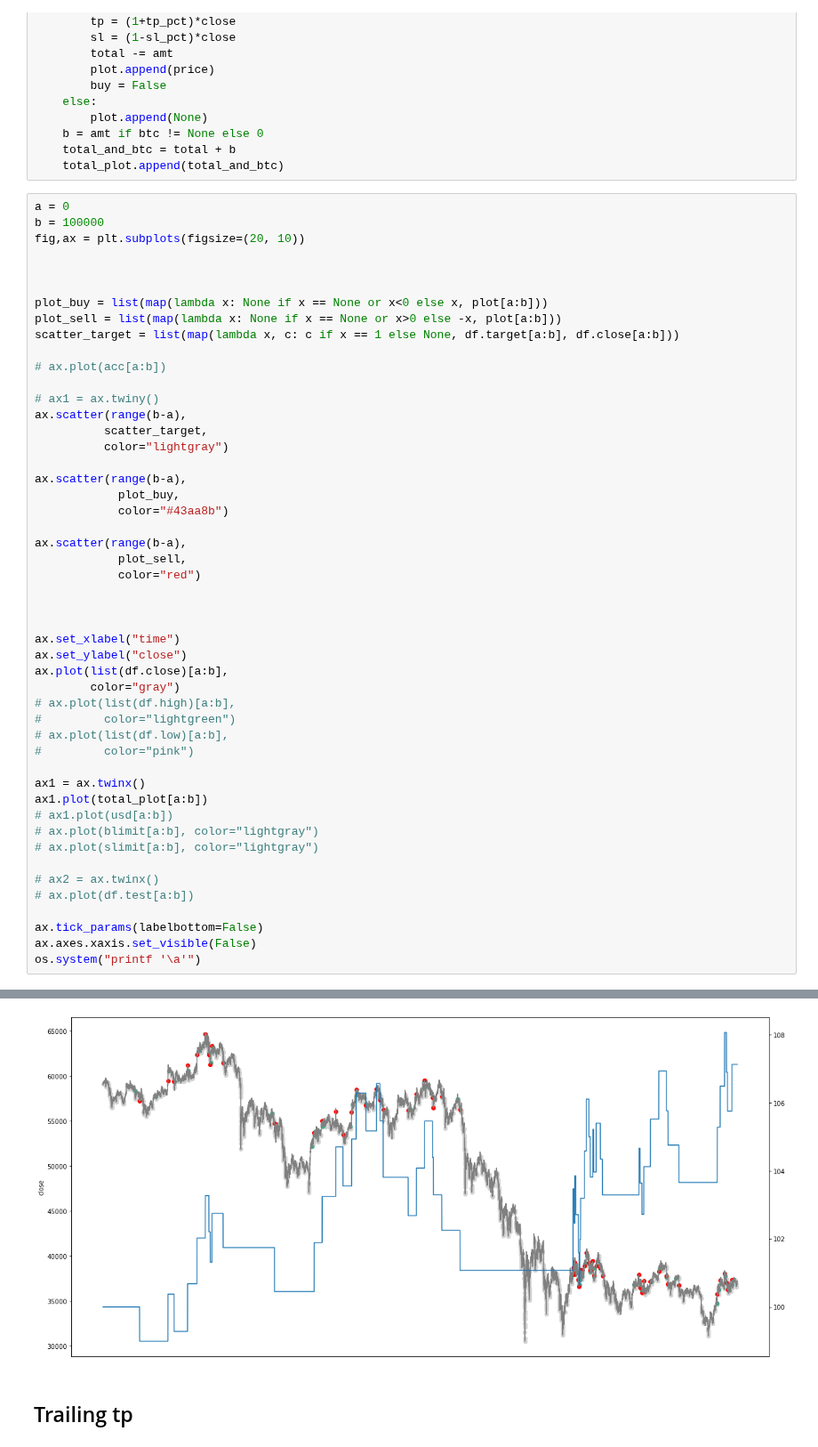
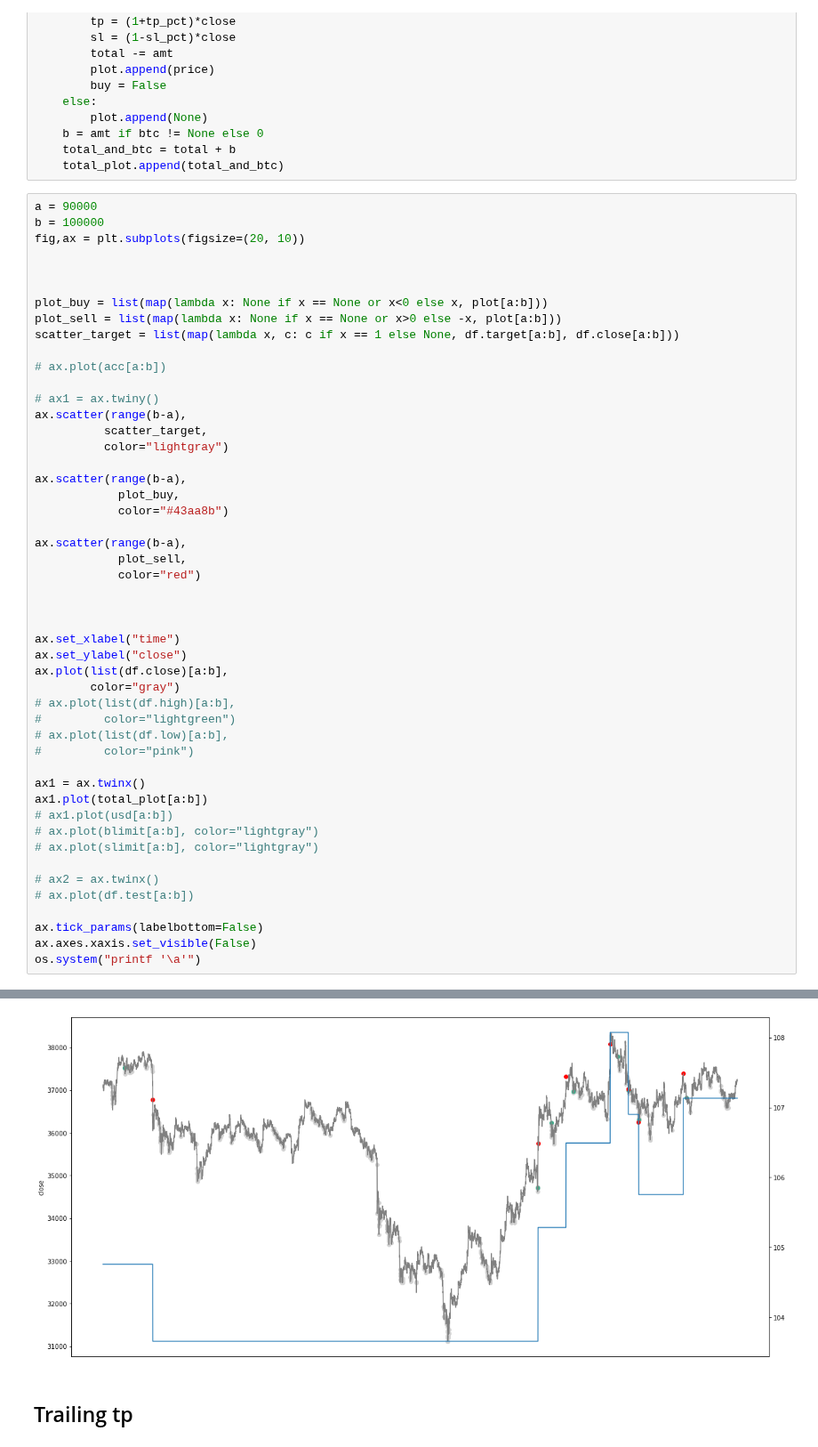
Before and after one commit to sunnymnie/bitcoin-printer, a Jupyter notebook: model-dip-and-peak/dip-buy-strat.ipynb, the cells around one changed output, grey strips where cells are left out. Shown at 89% size. Cells and saved outputs as stored; diff of their text form.

```diff
--- a/model-dip-and-peak/dip-buy-strat.ipynb
+++ b/model-dip-and-peak/dip-buy-strat.ipynb
@@ -151,7 +151,7 @@ for i in range(len(df)):
     total_and_btc = total + b
     total_plot.append(total_and_btc)
 # %%
-a = 0
+a = 90000
 b = 100000
 fig,ax = plt.subplots(figsize=(20, 10))
 
@@ -174,34 +174,34 @@ ax.scatter(range(b-a),
 
 ax.scatter(range(b-a),
             plot_sell,
             color="red")
 
 
 
 ax.set_xlabel("time")
 ax.set_ylabel("close")
 ax.plot(list(df.close)[a:b],
         color="gray")
 # ax.plot(list(df.high)[a:b],
 #         color="lightgreen")
 # ax.plot(list(df.low)[a:b],
 #         color="pink")
 
 ax1 = ax.twinx()
 ax1.plot(total_plot[a:b])
 # ax1.plot(usd[a:b])
 # ax.plot(blimit[a:b], color="lightgray")
 # ax.plot(slimit[a:b], color="lightgray")
 
 # ax2 = ax.twinx()
 # ax.plot(df.test[a:b])
 
 ax.tick_params(labelbottom=False)
 ax.axes.xaxis.set_visible(False)
 os.system("printf '\a'")
 # %% [output]
 NameError: name 'os' is not defined
-[figure, old version]
+[figure, new version]
 # %% [markdown]
 ## Trailing tp
 # %%
```
Also changed, not shown: 2 other files.
